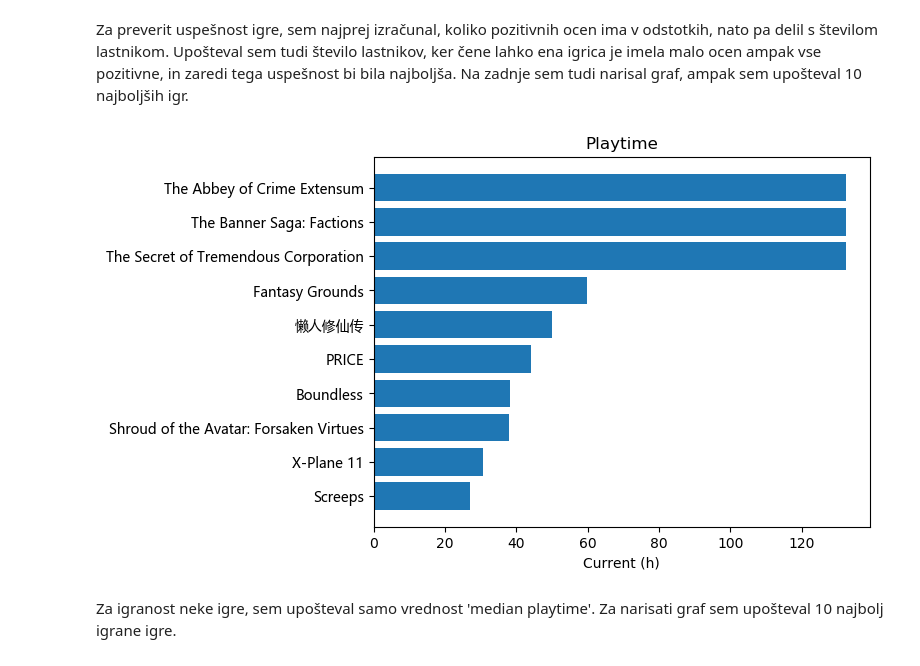
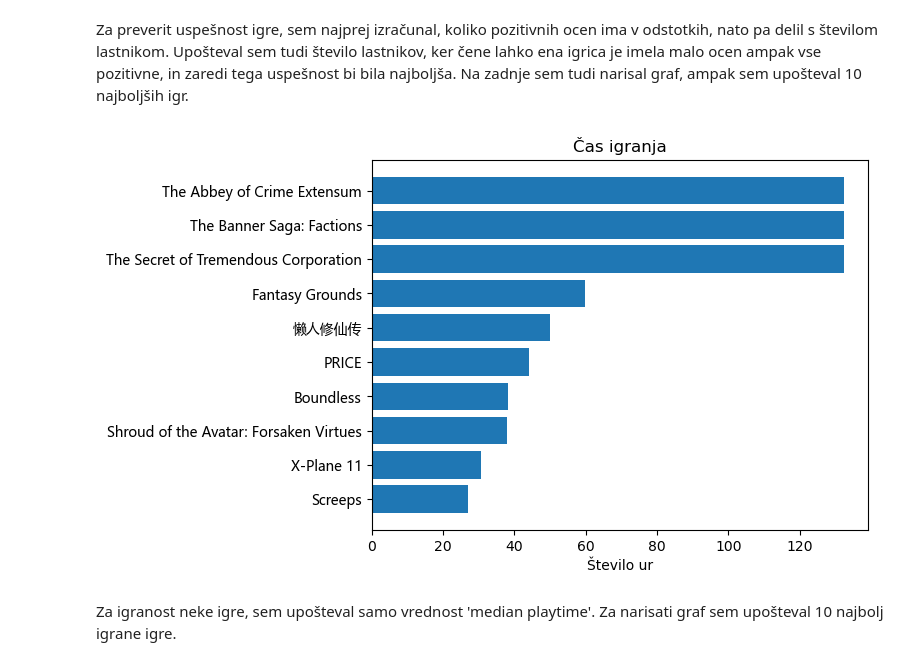
Before and after one commit to matejgrzinic/PR20MGDPMZML, a Jupyter notebook: laurencic.ipynb, the cells around one changed output. Cells and saved outputs as stored; diff of their text form; code cells hidden in the pictures.

```diff
--- a/laurencic.ipynb
+++ b/laurencic.ipynb
@@ -139,31 +139,31 @@ Za preverit uspešnost igre, sem najprej izračunal, koliko pozitivnih ocen ima
 # %%
 #trenutno igranost - average_playtime / median_playtime
 
 stIzpisov=10 #število igr za izpisat
 
 a = DictReader(open('Data/steam.csv', 'rt', encoding='utf-8'))
 sloPly = dict()
 for row in a:
     avr = float(row["median_playtime"])
     if avr > 0.0:
         avr = (avr / 60) / 24
         sloPly[row["name"]] = avr
 
 sloPly = {k: v for k, v in sorted(sloPly.items(), key=lambda item: item[1], reverse=True)}
 sloPly = {k: sloPly[k] for k in list(sloPly.keys())[:stIzpisov]}
 
 plt.rcdefaults()
 fig, ax = plt.subplots()
 y_pos = np.arange(len(list(sloPly.keys())))
 ax.barh(y_pos, sloPly.values(), align='center')
 ax.set_yticks(y_pos)
 ax.set_yticklabels(list(sloPly.keys()), **csfont)
 ax.invert_yaxis()
-ax.set_xlabel('Current (h)')
-ax.set_title('Playtime')
+ax.set_xlabel('Število ur')
+ax.set_title('Čas igranja')
 plt.show()
 # %% [output]
-[figure, old version]
+[figure, new version]
 # %% [markdown]
 Za igranost neke igre, sem upošteval samo vrednost 'median playtime'. Za narisati graf sem upošteval 10 najbolj igrane igre.
 # %%
```
Also changed, not shown: parts of 3 cells of this notebook, 10 other files.
